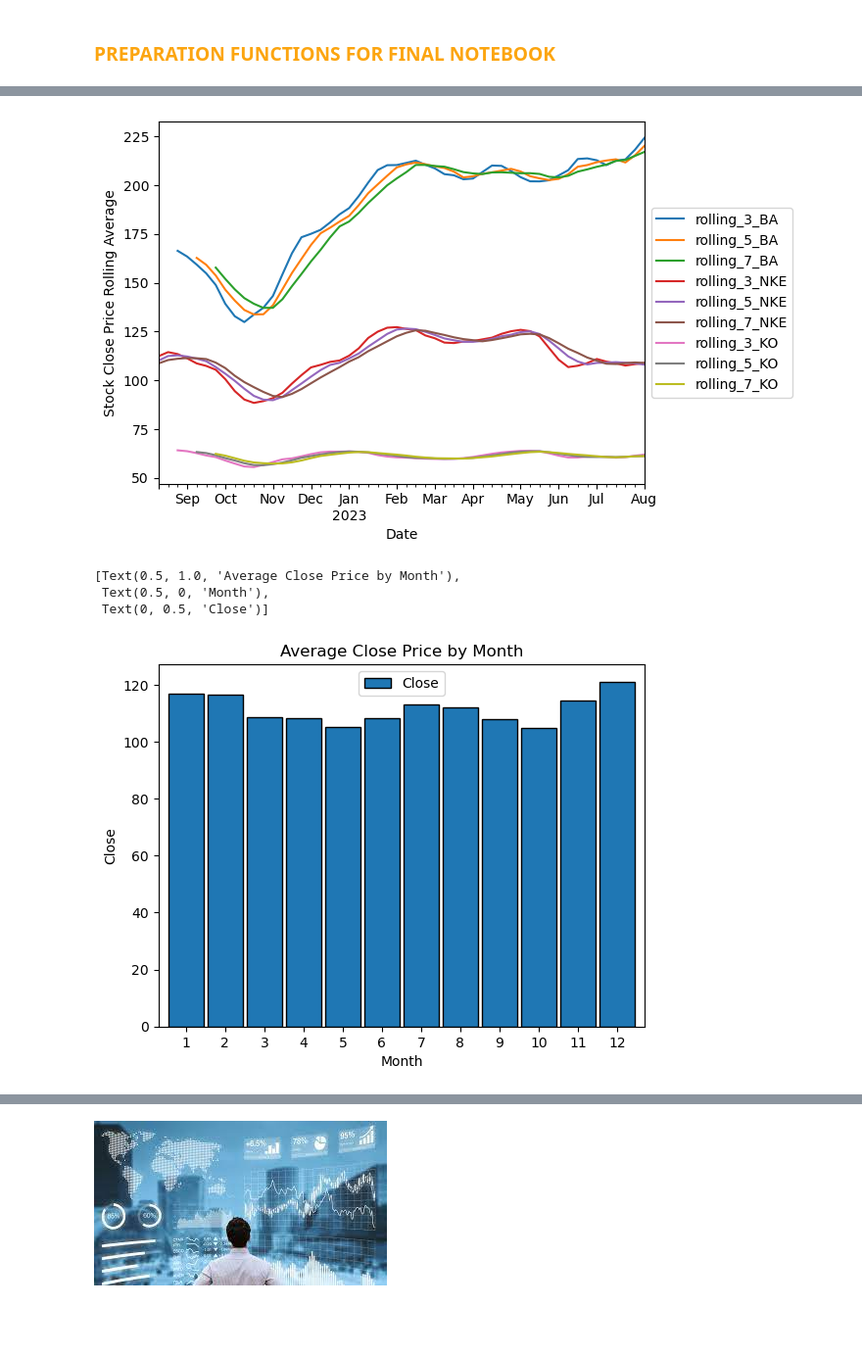
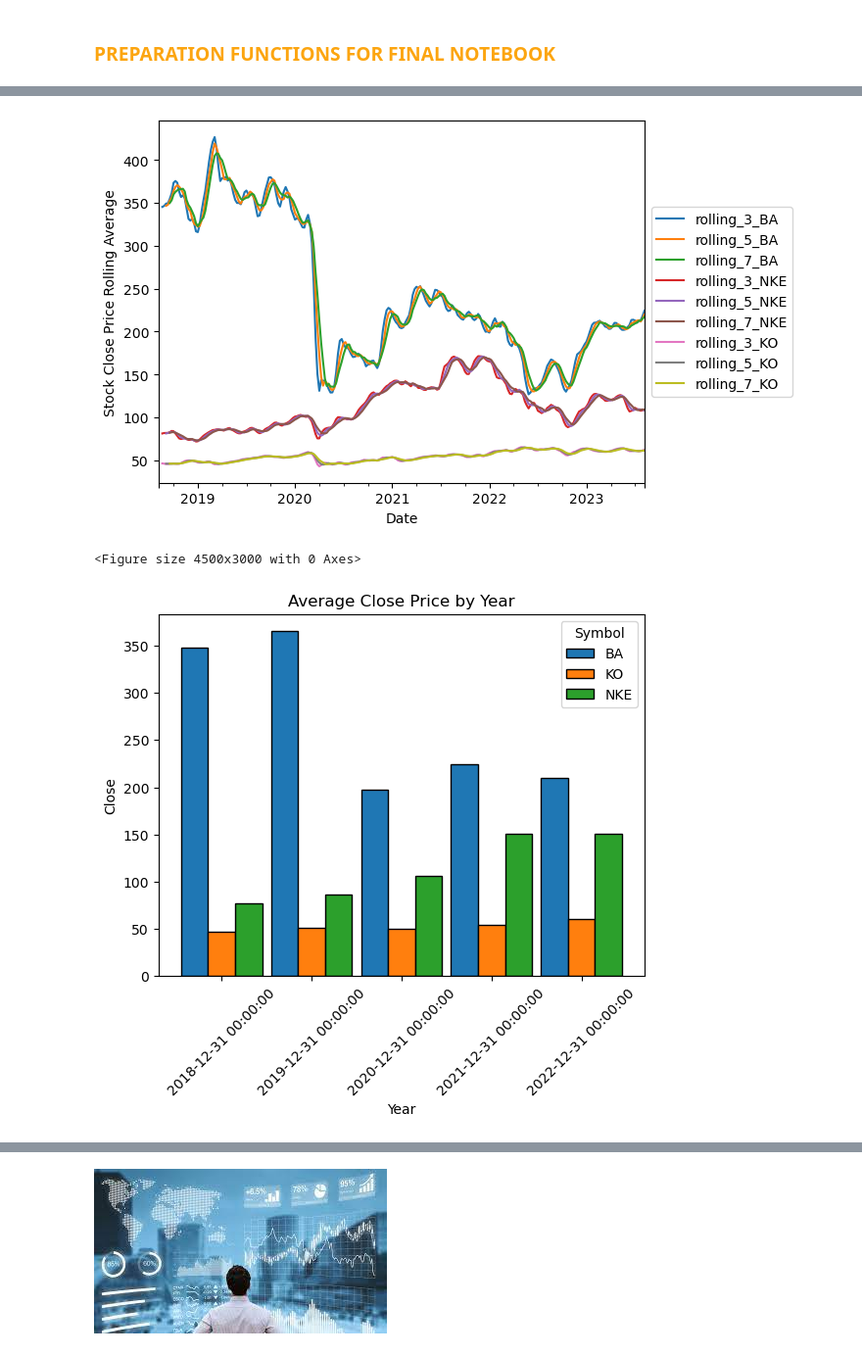
Before and after one commit to annie-carter/Time_series_Stock, a Jupyter notebook: explore_stocks.ipynb, the cells around one changed output, grey strips where cells are left out. Shown: that part at 98% size. Cells and saved outputs as stored; diff of their text form; code cells hidden in the pictures; blank space fills up the shorter version.

Commit message:
updated KO, BA csv, updated W M graph by Symbol

```diff
--- a/explore_stocks.ipynb
+++ b/explore_stocks.ipynb
@@ -131,0 +141,2 @@ df_ba.describe()
+# %%
+df_nke=df_nke.drop(df_nke.index[0])
@@ -317,14 +385,24 @@ plt.legend(loc='center left', bbox_to_anchor=(1, 0.5))
 plt.ylabel('Stock Close Price Rolling Average')
 plt.show()
 # %% [output]
-[figure, old version]
+[figure, new version]
 # %%
-ax = y.groupby(y.index.month).mean().plot.bar(width=.9, ec='black')
-plt.xticks(rotation=0)
-ax.set(title='Average Close Price by Month', xlabel='Month', ylabel='Close')
+# Resample by year and calculate the mean close price
+y_year = y.groupby(['Symbol', pd.Grouper(freq='Y')])['Close'].mean()
+
+plt.figure(figsize=(45, 30))
+
+# Plotting the average close price by month for different symbols
+ax = y_year.unstack('Symbol').plot(kind='bar', width=0.9, ec='black')
+
+plt.xticks(rotation=45)
+ax.set(title='Average Close Price by Year', xlabel='Year', ylabel='Close')
+
+plt.legend(title='Symbol')
+
+
+plt.show()  # Show the plot
 # %% [output]
-[Text(0.5, 1.0, 'Average Close Price by Month'),
- Text(0.5, 0, 'Month'),
- Text(0, 0.5, 'Close')]
+<Figure size 4500x3000 with 0 Axes>
-[figure, old version]
+[figure, new version]
 # %%
```
Also changed, not shown: parts of 32 cells of this notebook.
